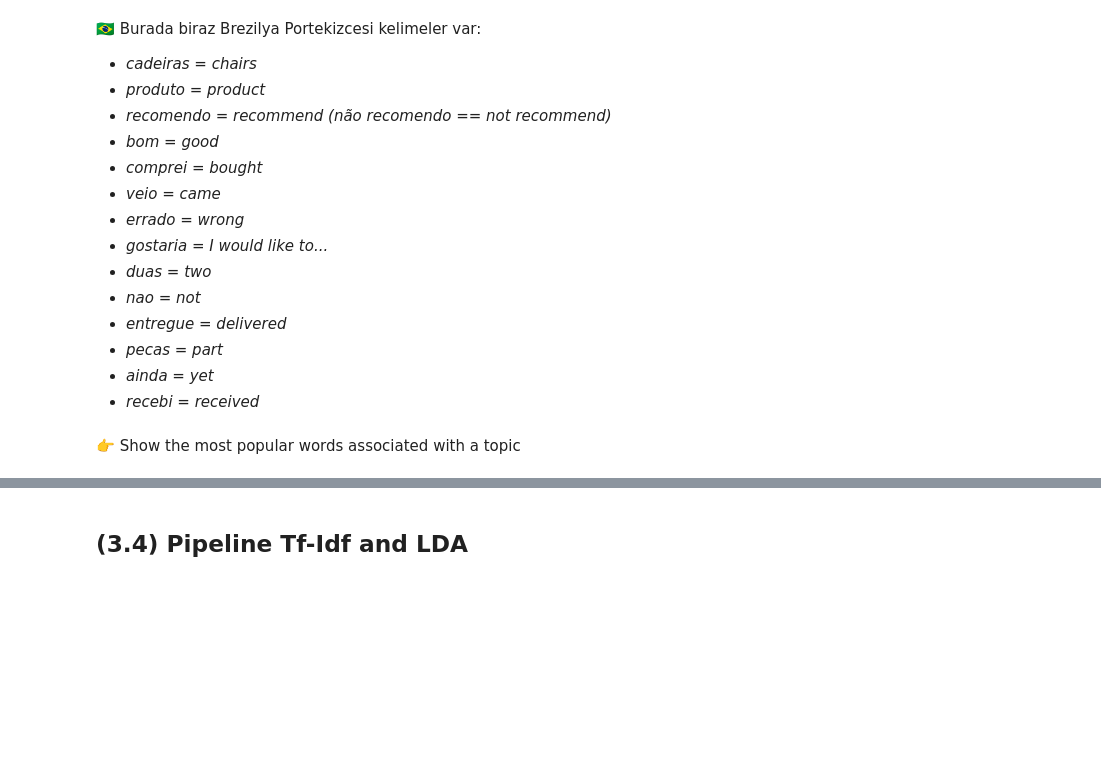
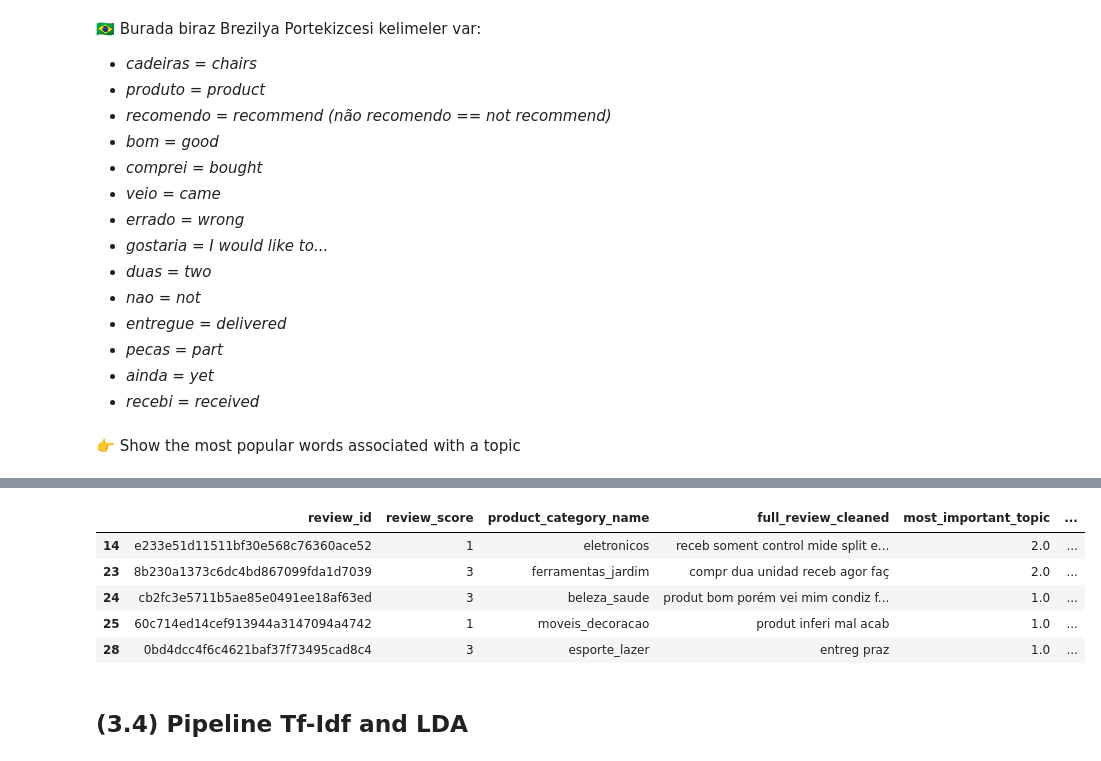
Before and after one commit to itsyeren/data-bad_reviews_analysis, a Jupyter notebook: nlp_olist_bad_reviews.ipynb, the cells around one changed output, grey strips where cells are left out. Saved outputs shown, nothing was run; the diff lists cells and outputs as text; code cells hidden in the pictures; blank space fills up the shorter version.

```diff
--- a/nlp_olist_bad_reviews.ipynb
+++ b/nlp_olist_bad_reviews.ipynb
@@ -128,0 +172,3 @@ df.head()
+# %%
+document_mixture = lda.transform(vectorized_reviews)
+document_mixture
@@ -132,0 +185,4 @@ df.head()
+# %%
+most_important_topic = document_mixture.argmax(axis=1)
+df.loc[bad_reviews_df.index, "most_important_topic"] = most_important_topic
+most_important_topic
@@ -181,5 +255,12 @@ def print_topics(vectorizer, model, topwords):
+# %%
+topic_word_mixture = [
+    topic_word(vectorizer, lda, topic, topwords=10, with_weights=False)
+    for topic in lda.components_
+]
 # %%
-df["most_important_words"] = df["most_important_topic"].apply(lambda i: topic_word_mixture[i])
+df["most_important_words"] = df["most_important_topic"].apply(
+    lambda i: topic_word_mixture[int(i)] if pd.notna(i) else None
+)
 # %%
 df[["review_id",
         "review_score",
@@ -191,3 +279,18 @@ df[["review_id",
+# %%
+df[df.review_score < 4][["review_id",
+    "review_score",
+    "product_category_name",
+    "full_review_cleaned",
+    "most_important_topic",
+    "most_important_words"]
+].head()
+# %% [output]
+|  | review_id | review_score | product_category_name | full_review_cleaned | most_important_topic | ... |
+| 14 | e233e51d11511bf30e568c76360ace52 | 1 | eletronicos | receb soment control mide split e... | 2.0 | ... |
+| 23 | 8b230a1373c6dc4bd867099fda1d7039 | 3 | ferramentas_jardim | compr dua unidad receb agor faç | 2.0 | ... |
+| 24 | cb2fc3e5711b5ae85e0491ee18af63ed | 3 | beleza_saude | produt bom porém vei mim condiz f... | 1.0 | ... |
+| 25 | 60c714ed14cef913944a3147094a4742 | 1 | moveis_decoracao | produt inferi mal acab | 1.0 | ... |
+| 28 | 0bd4dcc4f6c4621baf37f73495cad8c4 | 3 | esporte_lazer | entreg praz | 1.0 | ... |
 # %% [markdown]
 ## (3.4) Pipeline Tf-Idf and LDA
 # %%
```
Also changed, not shown: parts of 17 cells of this notebook.
